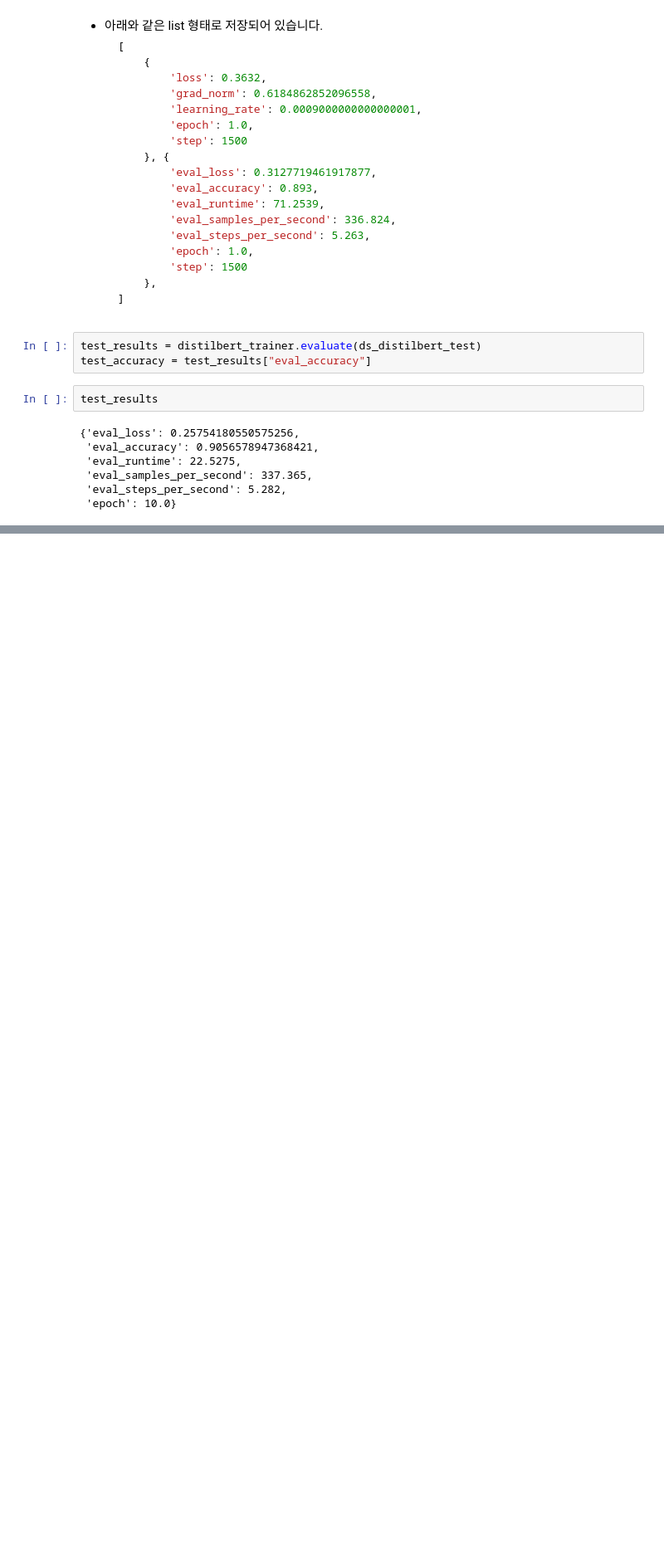
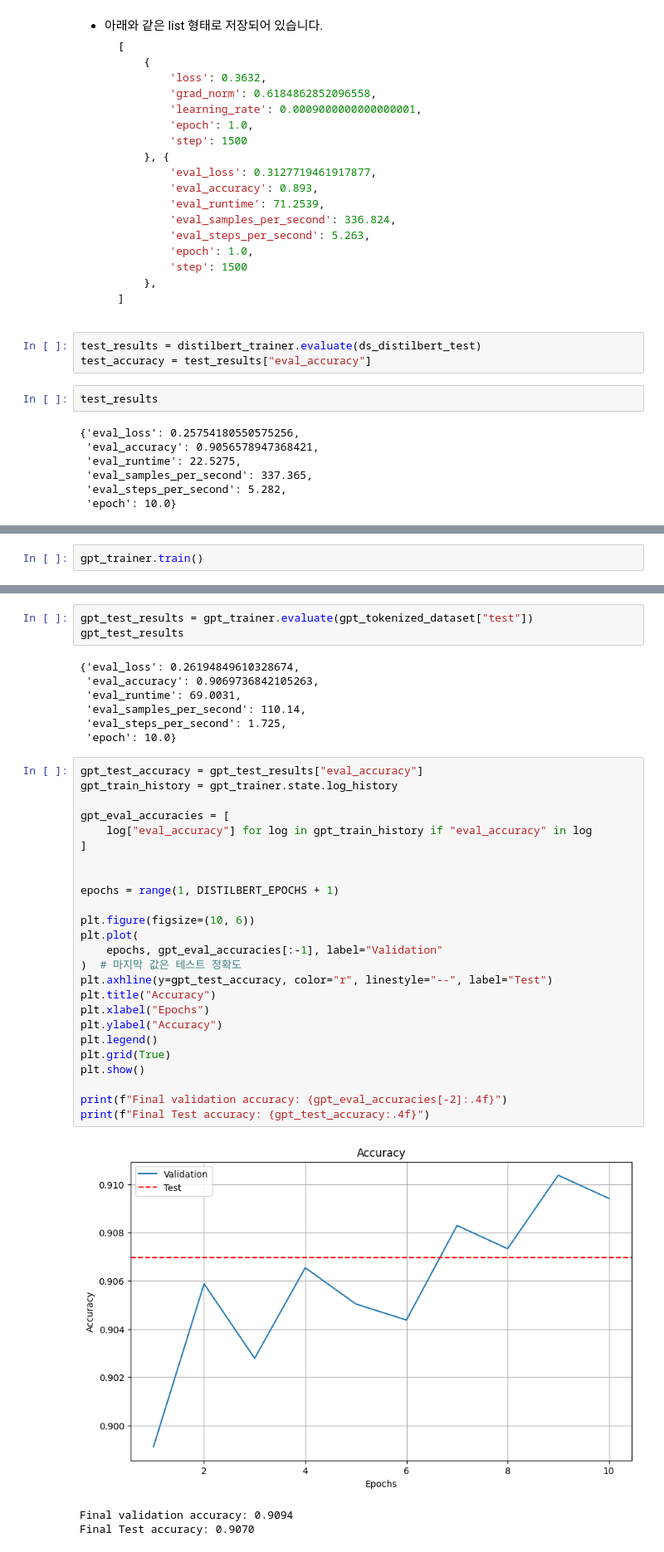
Before and after one commit to yuiyeong/deeplearning, a Jupyter notebook: presentation04/exercise01.ipynb, the cells around one changed output, grey strips where cells are left out. Shown at 83% size. Drawn from its saved outputs; the diff is of its cells as text; blank space fills up the shorter version.

```diff
--- a/presentation04/exercise01.ipynb
+++ b/presentation04/exercise01.ipynb
@@ -281,0 +341,2 @@ Final Test accuracy: 0.9057
+# %%
+gpt_trainer.train()
@@ -281,0 +366,39 @@ Final Test accuracy: 0.9057
+# %%
+gpt_test_results = gpt_trainer.evaluate(gpt_tokenized_dataset["test"])
+gpt_test_results
+# %% [output]
+{'eval_loss': 0.26194849610328674,
+ 'eval_accuracy': 0.9069736842105263,
+ 'eval_runtime': 69.0031,
+ 'eval_samples_per_second': 110.14,
+ 'eval_steps_per_second': 1.725,
+ 'epoch': 10.0}
+# %%
+gpt_test_accuracy = gpt_test_results["eval_accuracy"]
+gpt_train_history = gpt_trainer.state.log_history
+
+gpt_eval_accuracies = [
+    log["eval_accuracy"] for log in gpt_train_history if "eval_accuracy" in log
+]
+
+
+epochs = range(1, DISTILBERT_EPOCHS + 1)
+
+plt.figure(figsize=(10, 6))
+plt.plot(
+    epochs, gpt_eval_accuracies[:-1], label="Validation"
+)  # 마지막 값은 테스트 정확도
+plt.axhline(y=gpt_test_accuracy, color="r", linestyle="--", label="Test")
+plt.title("Accuracy")
+plt.xlabel("Epochs")
+plt.ylabel("Accuracy")
+plt.legend()
+plt.grid(True)
+plt.show()
+
+print(f"Final validation accuracy: {gpt_eval_accuracies[-2]:.4f}")
+print(f"Final Test accuracy: {gpt_test_accuracy:.4f}")
+# %% [output]
+[figure, added]
+Final validation accuracy: 0.9094
+Final Test accuracy: 0.9070
```
Also changed, not shown: parts of 6 cells of this notebook.
